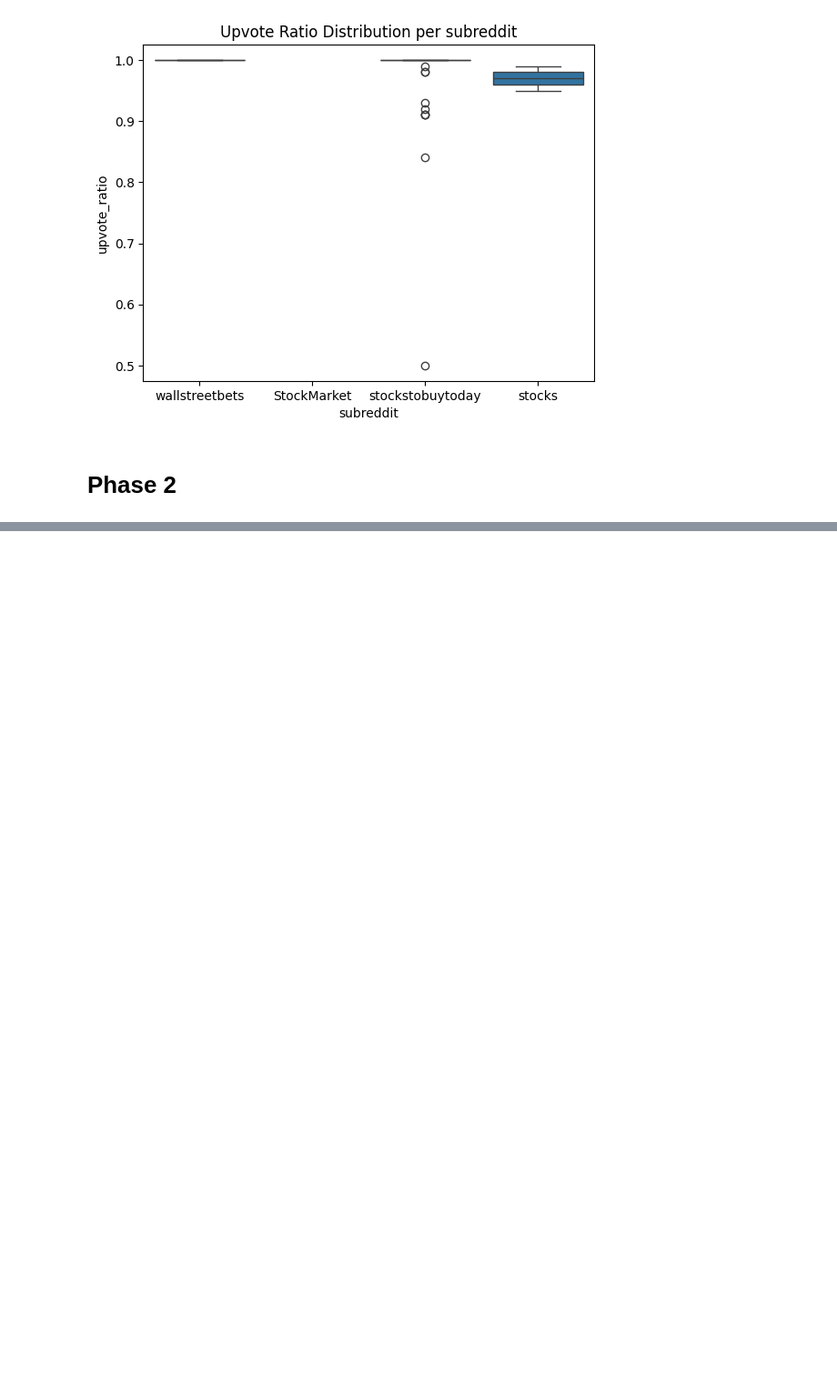
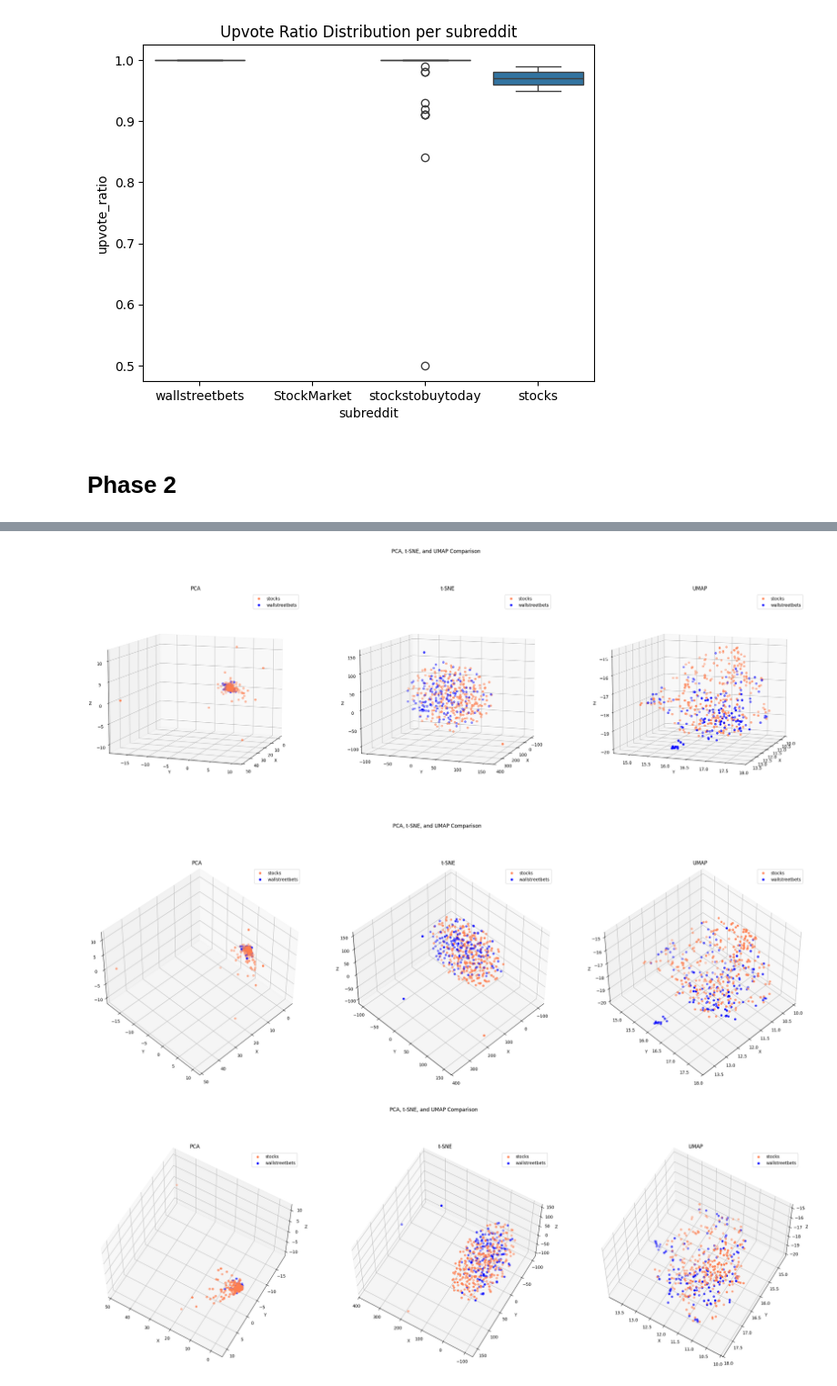
Before and after one commit to sclawson39/DM2025-Lab1-Exercise, a Jupyter notebook: DM2025-Lab1-Homework.ipynb, the cells around one changed output, grey strips where cells are left out. Shown at 91% size. Drawn from its saved outputs; the diff is of its cells as text; code cells hidden in the pictures; blank space fills up the shorter version.

```diff
--- a/DM2025-Lab1-Homework.ipynb
+++ b/DM2025-Lab1-Homework.ipynb
@@ -328,0 +703,59 @@ plt.show()
+# %%
+#Dimensionality reduction
+
+#Applying dimensionality reduction with only the document-term frequency data
+from sklearn.decomposition import PCA
+from sklearn.manifold import TSNE
+import umap
+import matplotlib.pyplot as plt
+
+#This might take a couple of minutes to execute
+# Apply PCA, t-SNE, and UMAP to the data
+#Reducing data dimension to 3
+X_pca_3d = PCA(n_components=3).fit_transform(tdm_df.values)
+X_tsne_3d = TSNE(n_components=3).fit_transform(tdm_df.values)
+X_umap_3d = umap.UMAP(n_components=3).fit_transform(tdm_df.values)
+# %%
+#Ex 18: Plotting with 3d plots, providing multiple angles
+from mpl_toolkits.mplot3d import Axes3D
+# Plot the results in subplots
+col = ['coral', 'blue']
+angles = [(10,20),(45,45),(60,120)]
+
+
+# Define a function to create a 3D scatter plot for each method
+def plot_scatter_3d(ax, X_3d, title, elev = 30, azim = 45):
+    for c, category in zip(col, categories):
+        idx = df_subset['subreddit'] == category
+        ax.scatter(X_3d[idx,0], X_3d[idx,1], X_3d[idx,2], c=c, marker='o', label=category)
+
+    ax.grid(color='gray', linestyle=':', linewidth=2, alpha=0.2)
+    ax.set_title(title)
+    ax.set_xlabel('X')
+    ax.set_ylabel('Y')
+    ax.set_zlabel('Z')
+    ax.view_init(elev=elev, azim=azim)
+    ax.legend(loc='upper right')
+
+for i, (elev,azim) in enumerate(angles,1):
+    fig = plt.figure(figsize = (30,10))
+
+
+ # Create 3 subplots for PCA, t-SNE, and UMAP
+    axes = [
+        fig.add_subplot(131, projection='3d'),
+        fig.add_subplot(132, projection='3d'),
+        fig.add_subplot(133, projection='3d')
+]
+    fig.suptitle('PCA, t-SNE, and UMAP Comparison')
+
+    # Create scatter plots for PCA, t-SNE, and UMAP
+    plot_scatter_3d(axes[0], X_pca_3d, 'PCA', elev = elev, azim = azim)
+    plot_scatter_3d(axes[1], X_tsne_3d, 't-SNE', elev = elev, azim = azim)
+    plot_scatter_3d(axes[2], X_umap_3d, 'UMAP', elev = elev, azim = azim)
+
+    plt.show()
+# %% [output]
+[figure, added]
+[figure, added]
+[figure, added]
```
Also changed, not shown: parts of 25 cells of this notebook.
